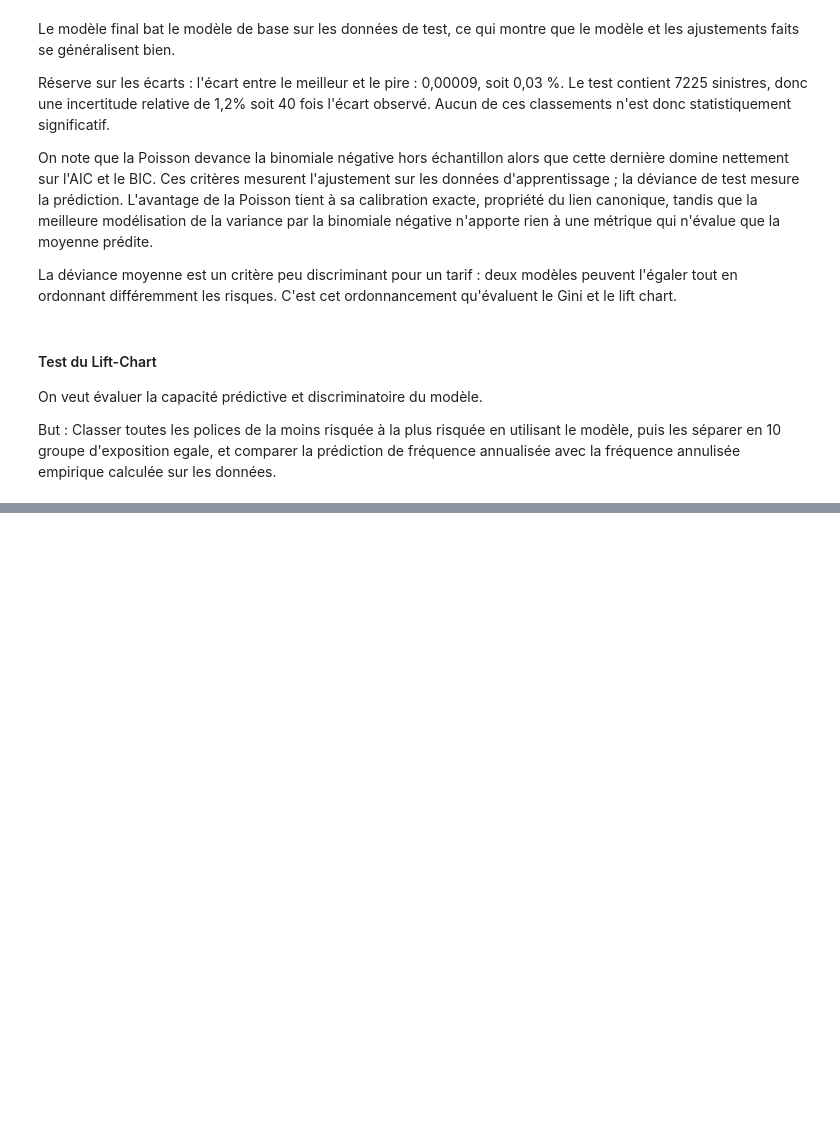
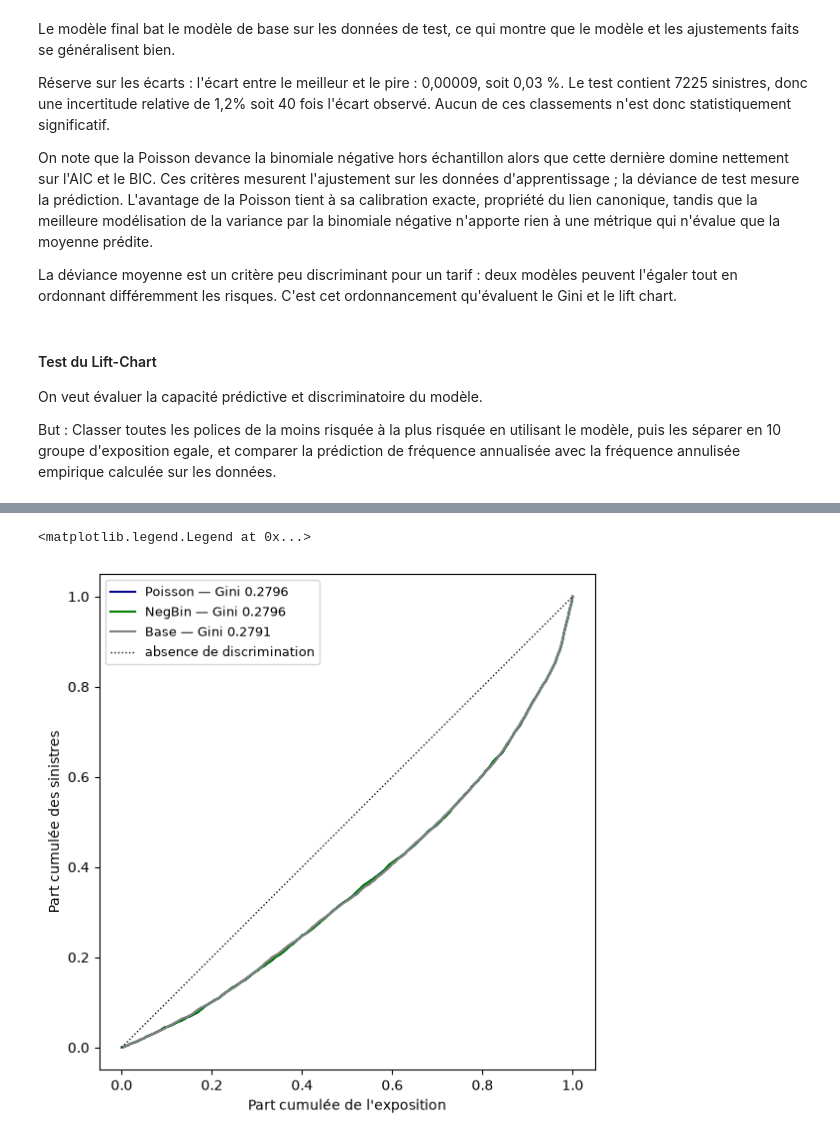
Before and after one commit to Charlesptrd/pricing-glm-vs-ml, a Jupyter notebook: notebooks/02_glm_frequence.ipynb, the cells around one changed output, grey strips where cells are left out. Cells and saved outputs as stored; diff of their text form; code cells hidden in the pictures; blank space fills up the shorter version.

```diff
--- a/notebooks/02_glm_frequence.ipynb
+++ b/notebooks/02_glm_frequence.ipynb
@@ -792,0 +847,22 @@ ax.legend()
+# %%
+
+
+
+fig, ax = plt.subplots(figsize=(6.5, 6.5))
+
+for nom, m, rec, couleur in [
+    ("Poisson", glm_poisson_final, 1.0, "darkblue"),
+    ("NegBin", glm_nb_final, facteur_recalage, "green"),
+    ("Base", m_base, 1.0, "gray")]:
+
+    x, y, g = gini(m, test_prep, rec)
+    ax.plot(x, y, color=couleur, label=f"{nom} — Gini {g:.4f}")
+
+ax.plot([0, 1], [0, 1], "k:", lw=1, label="absence de discrimination") # on plot la diagonale
+ax.set_xlabel("Part cumulée de l'exposition")
+ax.set_ylabel("Part cumulée des sinistres")
+ax.set_aspect("equal")
+ax.legend(loc="upper left", fontsize=9)
+# %% [output]
+<matplotlib.legend.Legend at 0x...>
+[figure, added]
```
Also changed, not shown: parts of 10 cells of this notebook, 6 other files.
